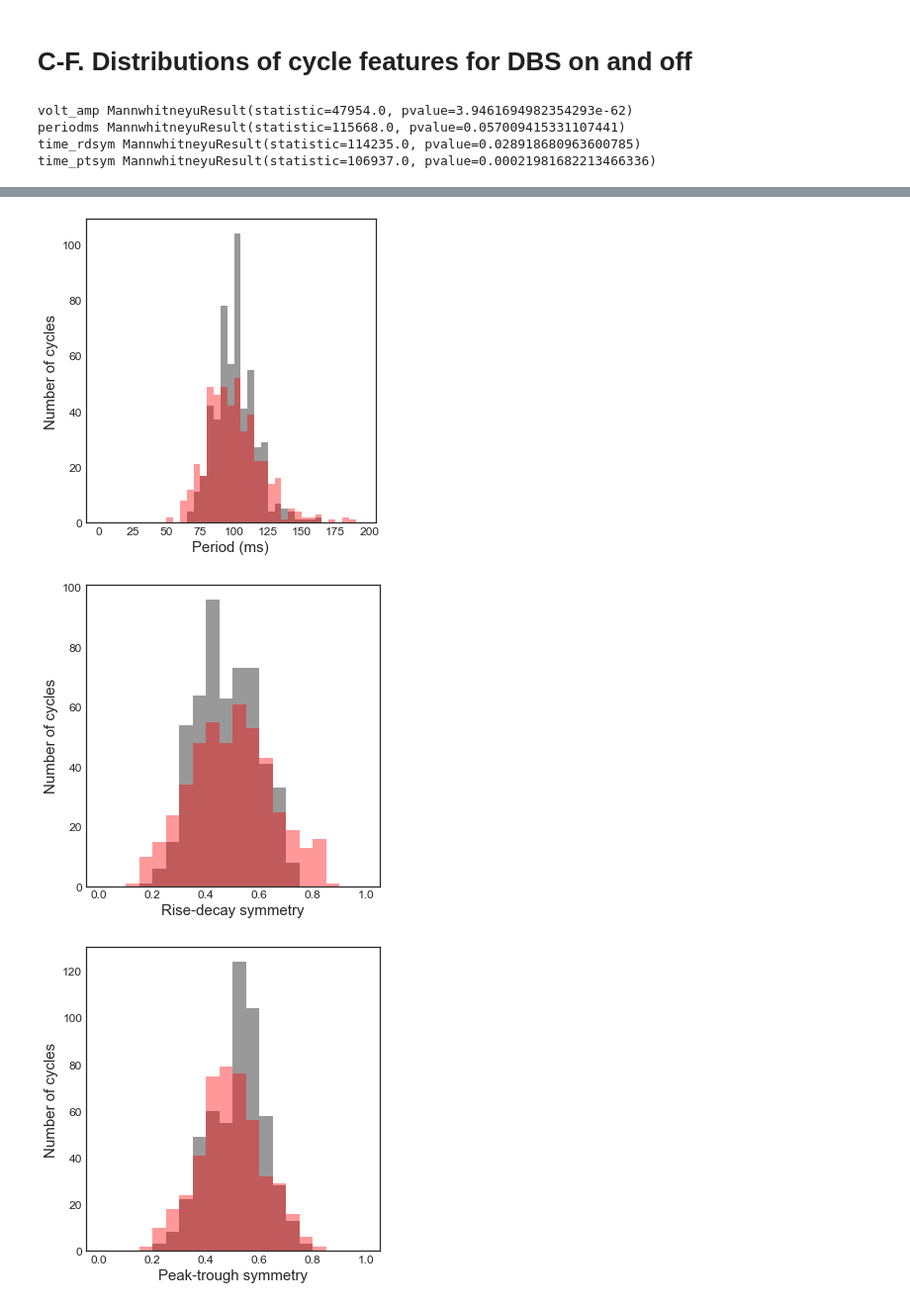
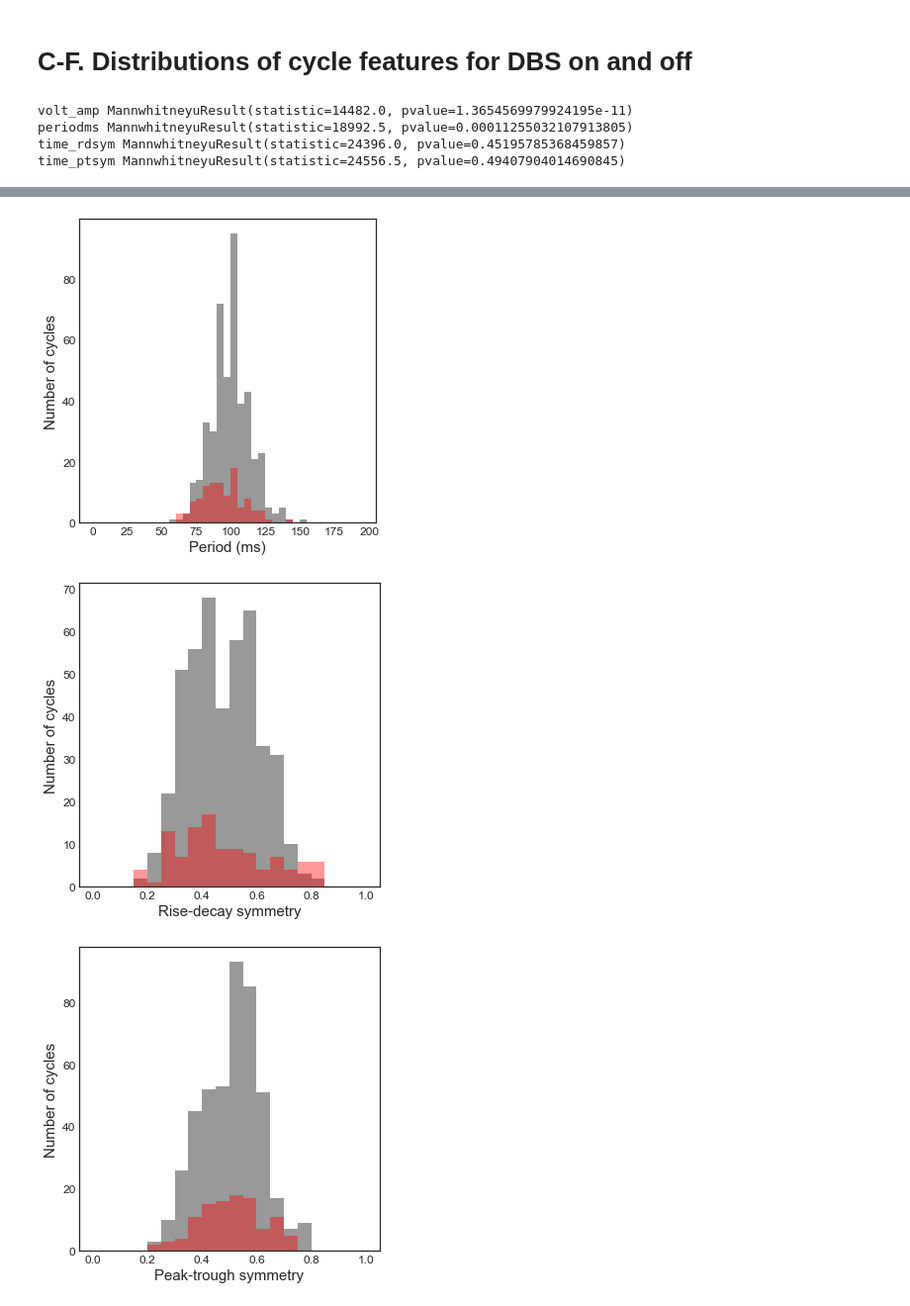
Before and after one commit to voytekresearch/Cole_2018_cyclebycycle, a Jupyter notebook: Figure10_Visual alpha.ipynb, the cells around one changed output, grey strips where cells are left out. Shown at 99% size. Cells and saved outputs as stored; diff of their text form; code cells hidden in the pictures.

```diff
--- a/Figure10_Visual alpha.ipynb
+++ b/Figure10_Visual alpha.ipynb
@@ -72,10 +71,10 @@ plt.savefig('figs/10B_eyeopen_time_series.png')
 # C-F. Distributions of cycle features for DBS on and off
 # %%
 # Compute shape features and detect oscillating cycles
-osc_kwargs = {'amplitude_fraction_threshold': .2,
-              'amplitude_consistency_threshold': .3,
-              'period_consistency_threshold': .5,
-              'monotonicity_threshold': .6,
+osc_kwargs = {'amplitude_fraction_threshold': 0,
+              'amplitude_consistency_threshold': .5,
+              'period_consistency_threshold': .6,
+              'monotonicity_threshold': .8,
               'N_cycles_min': 3}
 dfC = shape.features_by_cycle(xC, Fs, f_range, center_extrema='T', estimate_oscillating_periods=True,
                               estimate_oscillating_periods_kwargs=osc_kwargs)
@@ -115,7 +114,7 @@ for feat, name in feat_names.items():
     plt.tight_layout()
     plt.savefig('figs/10{:s}_{:s}_dist_eyes.png'.format(feat_figletter[feat], feat))
 # %% [output]
-volt_amp MannwhitneyuResult(statistic=47954.0, pvalue=3.9461694982354293e-62)
-periodms MannwhitneyuResult(statistic=115668.0, pvalue=0.057009415331107441)
-time_rdsym MannwhitneyuResult(statistic=114235.0, pvalue=0.028918680963600785)
-time_ptsym MannwhitneyuResult(statistic=106937.0, pvalue=0.00021981682213466336)
+volt_amp MannwhitneyuResult(statistic=14482.0, pvalue=1.3654569979924195e-11)
+periodms MannwhitneyuResult(statistic=18992.5, pvalue=0.00011255032107913805)
+time_rdsym MannwhitneyuResult(statistic=24396.0, pvalue=0.45195785368459857)
+time_ptsym MannwhitneyuResult(statistic=24556.5, pvalue=0.49407904014690845)
@@ -123,3 +122,3 @@ time_ptsym MannwhitneyuResult(statistic=106937.0, pvalue=0.00021981682213466336)
-[figure, old version]
+[figure, new version]
-[figure, old version]
+[figure, new version]
-[figure, old version]
+[figure, new version]
```
Also changed, not shown: parts of 4 cells of this notebook, 5 other files.
